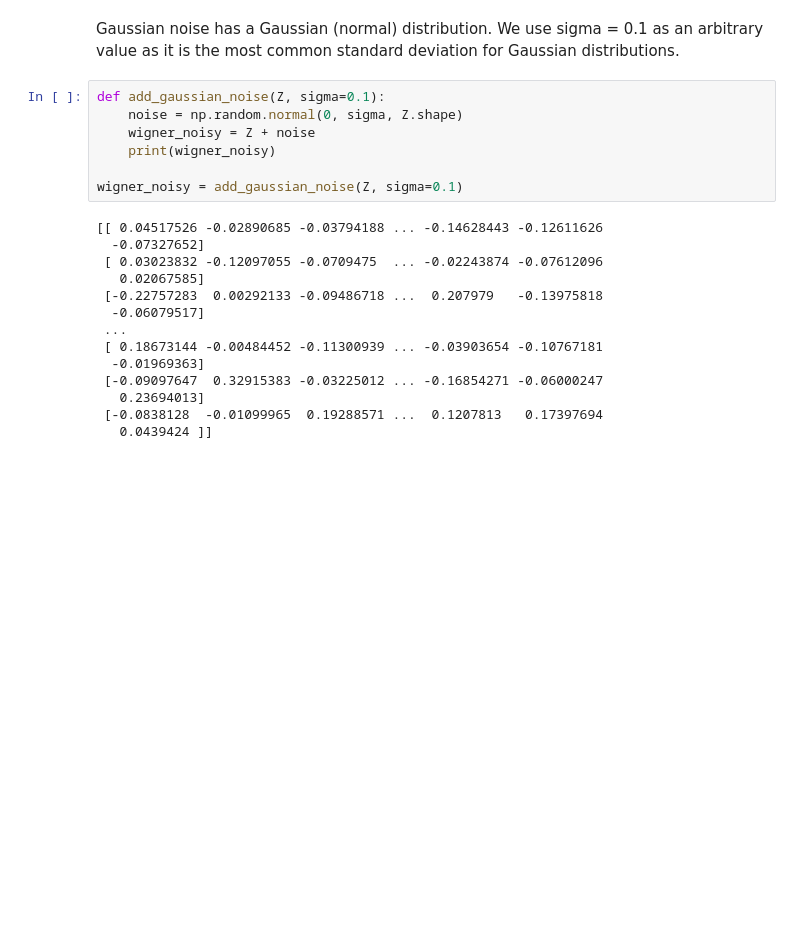
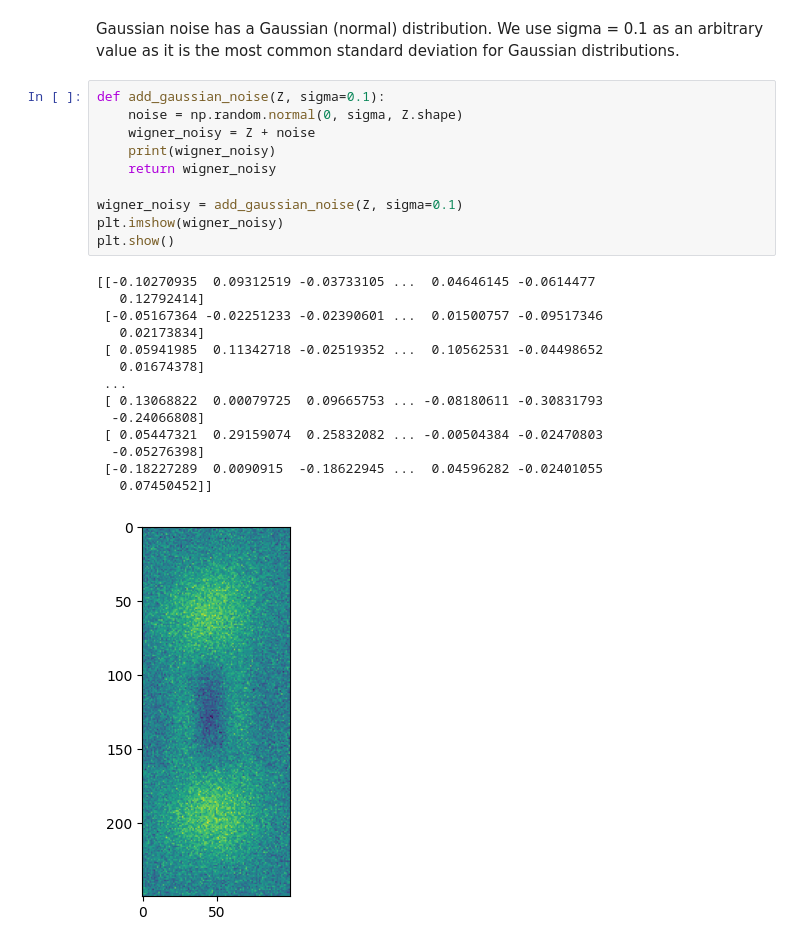
Before and after one commit to Devesh-Vedantha/yq25_alice-bob_challenge_braket_bros, a Jupyter notebook: 1c.ipynb, the cells around one changed output. Cells and saved outputs as stored; diff of their text form; blank space fills up the shorter version.

```diff
--- a/1c.ipynb
+++ b/1c.ipynb
@@ -31,21 +34,25 @@ Gaussian noise has a Gaussian (normal) distribution. We use sigma = 0.1 as an ar
 # %%
 def add_gaussian_noise(Z, sigma=0.1):
     noise = np.random.normal(0, sigma, Z.shape)
     wigner_noisy = Z + noise
     print(wigner_noisy)
+    return wigner_noisy
 
 wigner_noisy = add_gaussian_noise(Z, sigma=0.1)
+plt.imshow(wigner_noisy)
+plt.show()
 # %% [output]
-[[ 0.04517526 -0.02890685 -0.03794188 ... -0.14628443 -0.12611626
-  -0.07327652]
- [ 0.03023832 -0.12097055 -0.0709475  ... -0.02243874 -0.07612096
-   0.02067585]
- [-0.22757283  0.00292133 -0.09486718 ...  0.207979   -0.13975818
-  -0.06079517]
+[[-0.10270935  0.09312519 -0.03733105 ...  0.04646145 -0.0614477
+   0.12792414]
+ [-0.05167364 -0.02251233 -0.02390601 ...  0.01500757 -0.09517346
+   0.02173834]
+ [ 0.05941985  0.11342718 -0.02519352 ...  0.10562531 -0.04498652
+   0.01674378]
  ...
- [ 0.18673144 -0.00484452 -0.11300939 ... -0.03903654 -0.10767181
-  -0.01969363]
- [-0.09097647  0.32915383 -0.03225012 ... -0.16854271 -0.06000247
-   0.23694013]
- [-0.0838128  -0.01099965  0.19288571 ...  0.1207813   0.17397694
-   0.0439424 ]]
+ [ 0.13068822  0.00079725  0.09665753 ... -0.08180611 -0.30831793
+  -0.24066808]
+ [ 0.05447321  0.29159074  0.25832082 ... -0.00504384 -0.02470803
+  -0.05276398]
+ [-0.18227289  0.0090915  -0.18622945 ...  0.04596282 -0.02401055
+   0.07450452]]
+[figure, added]
```
Also changed, not shown: parts of 2 cells of this notebook.
